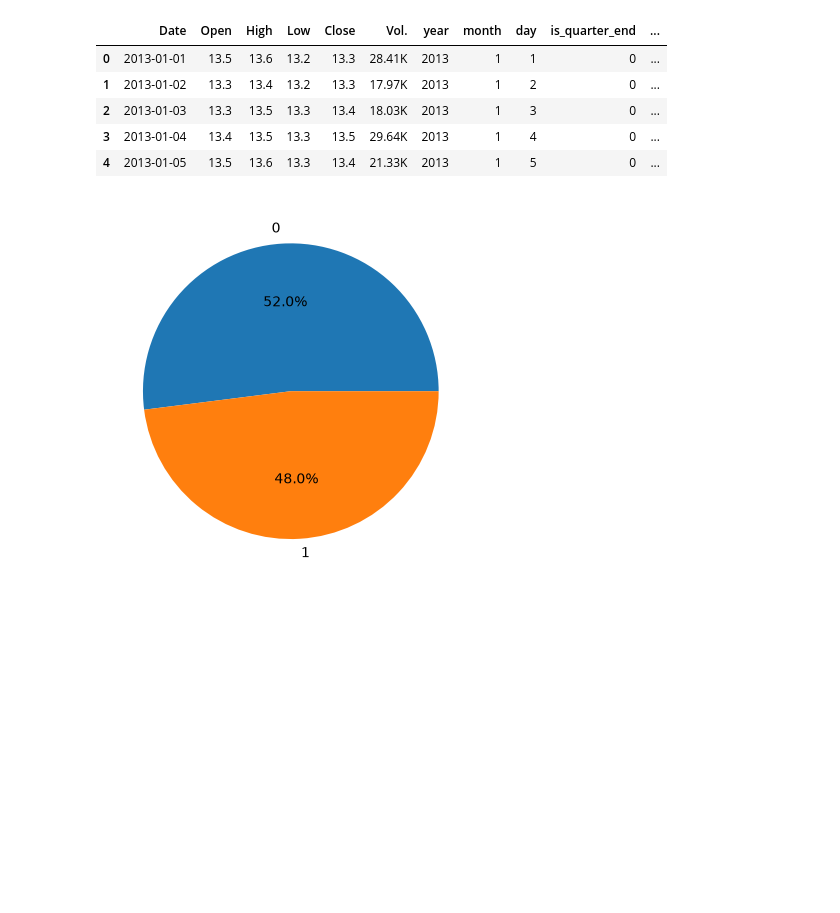
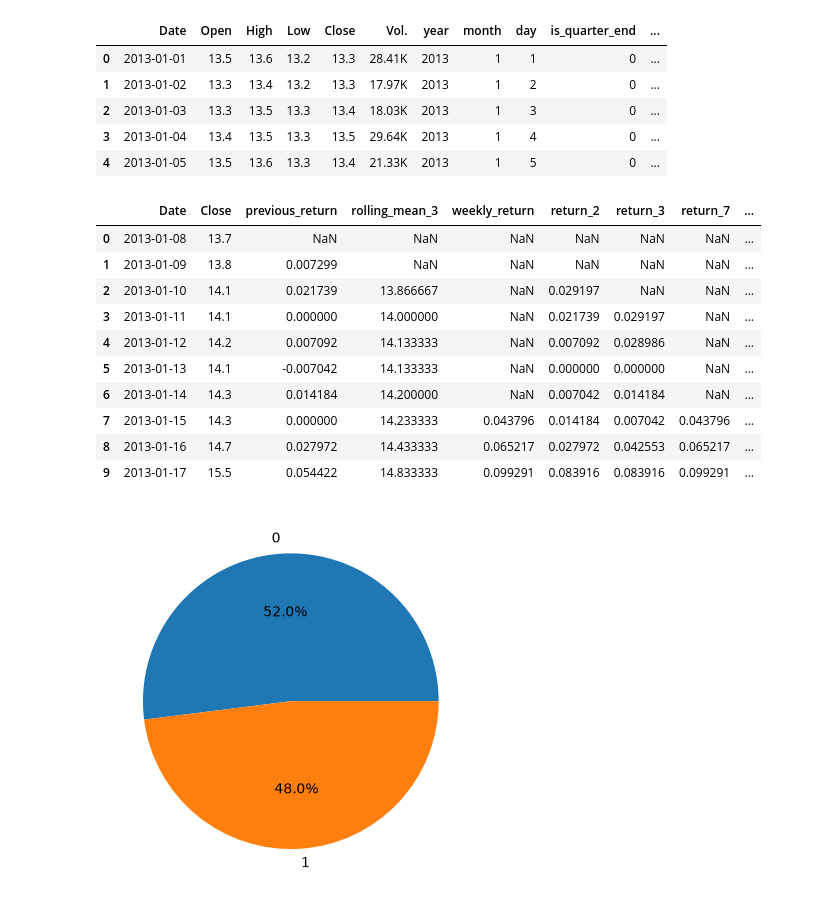
Before and after one commit to Kiunafazel/Bitcoin-Price-Prediction, a Jupyter notebook: Bitcoin-Price-Prediction.ipynb, the cells around one changed output. Cells and saved outputs as stored; diff of their text form; code cells hidden in the pictures; blank space fills up the shorter version.

Commit message:
Add Bitcoin price prediction project

```diff
--- a/Bitcoin-Price-Prediction.ipynb
+++ b/Bitcoin-Price-Prediction.ipynb
@@ -136,3 +136,33 @@ bit.head()
 | 4 | 2013-01-05 | 13.5 | 13.6 | 13.3 | 13.4 | 21.33K | 2013 | 1 | 5 | 0 | ... |
 # %%
 bit['target'] = np.where(bit['Close'].shift(-1) > bit['Close'] , 1 , 0) #shift -1 ==> next
+bit['previous_close'] = bit['Close'].shift(1)
+bit['previous_return'] = bit['Close'].pct_change()
+bit['rolling_mean_3'] = bit['Close'].rolling(3).mean()
+bit['weekly_return'] = bit['Close'].pct_change(7)
+bit['return_2'] = bit['Close'].pct_change(2)
+bit['return_3'] = bit['Close'].pct_change(3)
+bit['return_7'] = bit['Close'].pct_change(7)
+bit['rolling_mean_30'] = bit['Close'].rolling(30).mean()
+bit['price_vs_mean_30'] = bit['Close'] / bit['rolling_mean_30'] - 1
+bit[['Date', 'Close', 'previous_return' , 'rolling_mean_3', 'weekly_return','return_2','return_3','return_7',
+      'rolling_mean_3' , 'price_vs_mean_30']].head(10)
+
+
+# previous_return: تغییر قیمت نسبت به روز قبل
+
+# rolling_mean_3: میانگین قیمت سه روز اخیر
+
+# weekly_return: تغییر قیمت نسبت به هفت روز قبل
+# %% [output]
+|  | Date | Close | previous_return | rolling_mean_3 | weekly_return | return_2 | return_3 | return_7 | ... |
+| 0 | 2013-01-08 | 13.7 | NaN | NaN | NaN | NaN | NaN | NaN | ... |
+| 1 | 2013-01-09 | 13.8 | 0.007299 | NaN | NaN | NaN | NaN | NaN | ... |
+| 2 | 2013-01-10 | 14.1 | 0.021739 | 13.866667 | NaN | 0.029197 | NaN | NaN | ... |
+| 3 | 2013-01-11 | 14.1 | 0.000000 | 14.000000 | NaN | 0.021739 | 0.029197 | NaN | ... |
+| 4 | 2013-01-12 | 14.2 | 0.007092 | 14.133333 | NaN | 0.007092 | 0.028986 | NaN | ... |
+| 5 | 2013-01-13 | 14.1 | -0.007042 | 14.133333 | NaN | 0.000000 | 0.000000 | NaN | ... |
+| 6 | 2013-01-14 | 14.3 | 0.014184 | 14.200000 | NaN | 0.007042 | 0.014184 | NaN | ... |
+| 7 | 2013-01-15 | 14.3 | 0.000000 | 14.233333 | 0.043796 | 0.014184 | 0.007042 | 0.043796 | ... |
+| 8 | 2013-01-16 | 14.7 | 0.027972 | 14.433333 | 0.065217 | 0.027972 | 0.042553 | 0.065217 | ... |
+| 9 | 2013-01-17 | 15.5 | 0.054422 | 14.833333 | 0.099291 | 0.083916 | 0.083916 | 0.099291 | ... |
```
Also changed, not shown: parts of 7 cells of this notebook.
